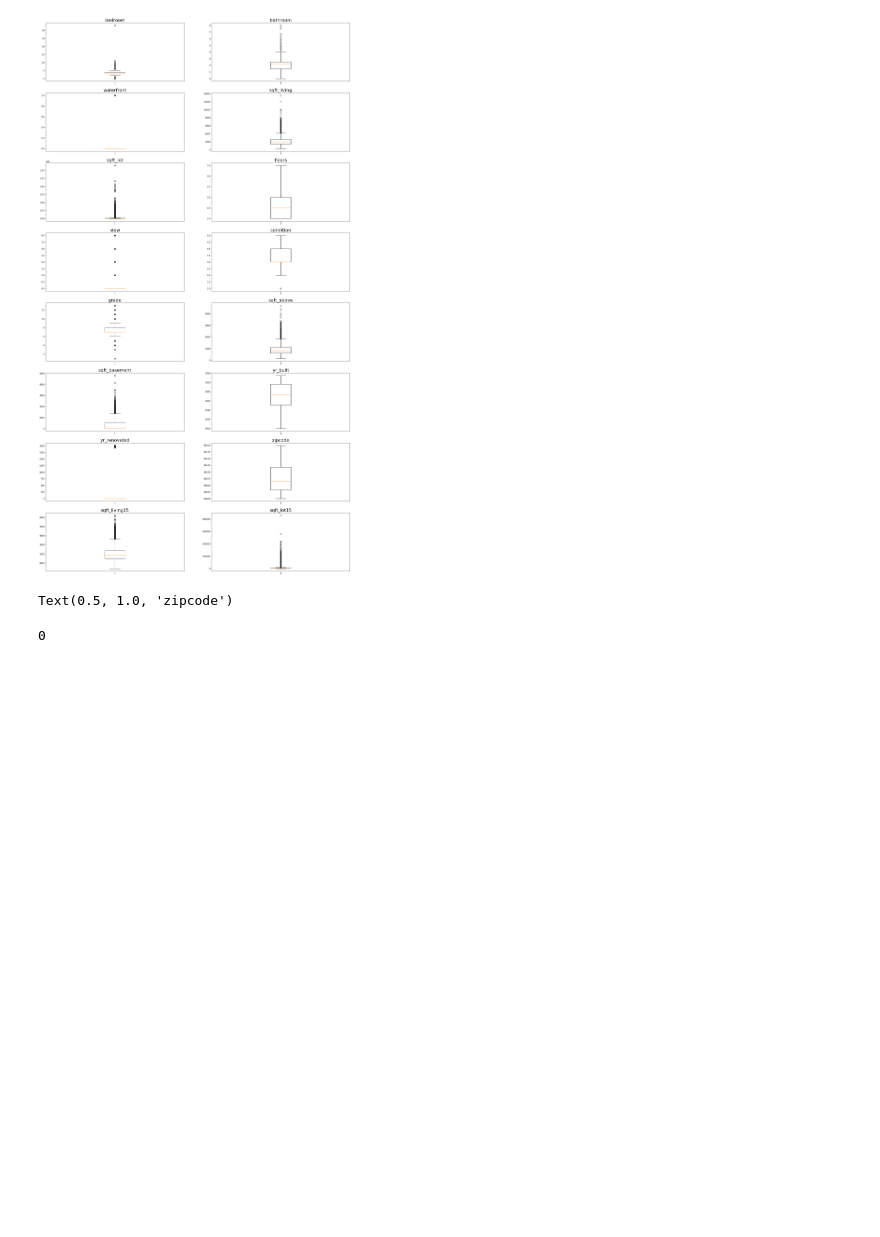
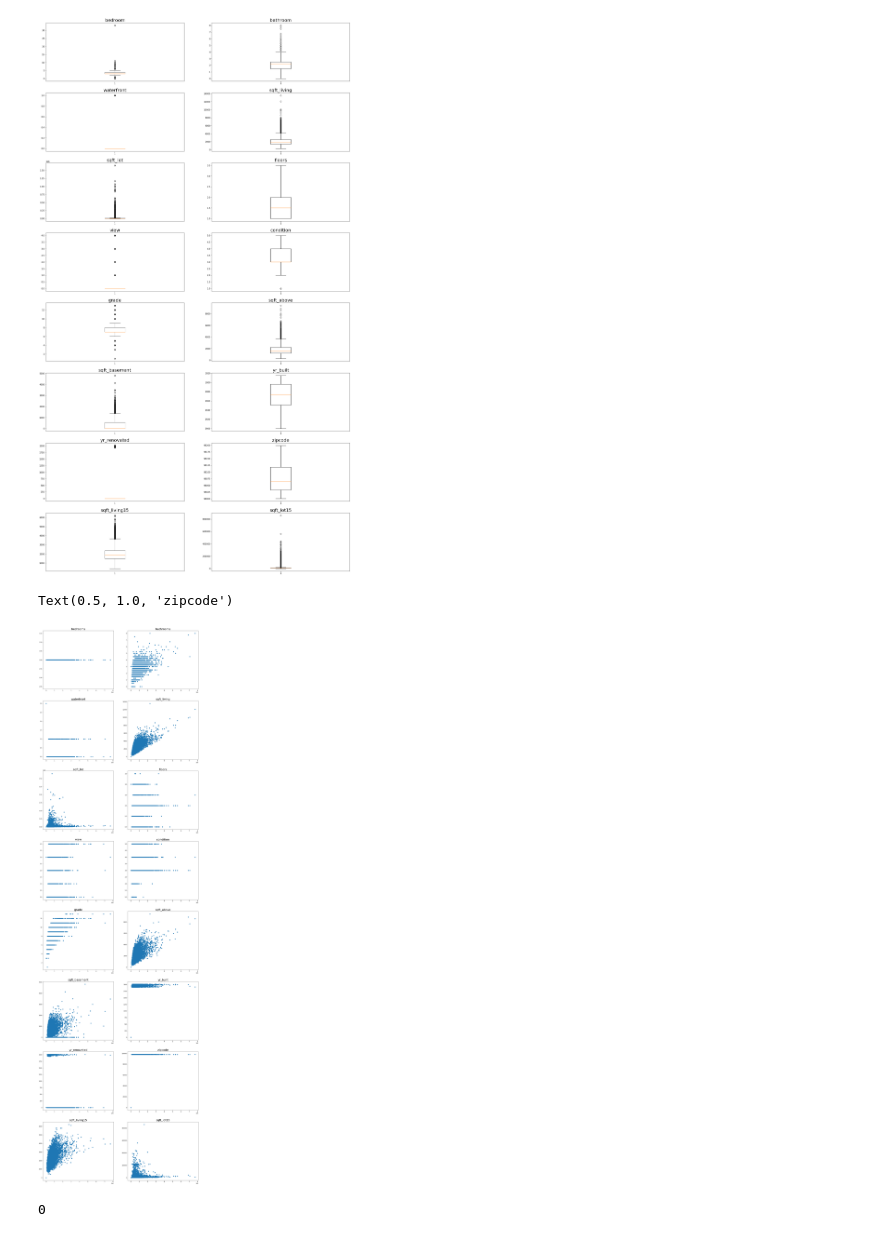
Before and after one commit to raizelistaken/Housing_Prices_KC, a Jupyter notebook: Bakeoff_modeling_process.ipynb, the cells around one changed output. Cells and saved outputs as stored; diff of their text form; code cells hidden in the pictures; blank space fills up the shorter version.

Commit message:
realized the scatterplot axes were off - fixed it

```diff
--- a/Bakeoff_modeling_process.ipynb
+++ b/Bakeoff_modeling_process.ipynb
@@ -394,7 +394,7 @@ plt.subplots_adjust(hspace = .2)
 # %%
 #save to seperate csv
 # %%
-fig , axes = plt.subplots(8,2, figsize = (27,50))
+fig , axes = plt.subplots(8,2, figsize = (22,80))
 
 axes[0][0].scatter(df['price'], df['bedrooms'])
 axes[0][1].scatter(df['price'], df['bathrooms'])
@@ -406,33 +406,34 @@ axes[5][0].scatter(df['price'], df['sqft_basement'])
 axes[1][1].scatter(df['price'], df['sqft_living'])
 axes[2][0].scatter(df['price'], df['sqft_lot'])
 axes[7][0].scatter(df['price'], df['sqft_living15'])
 axes[7][1].scatter(df['price'], df['sqft_lot15'])
 axes[3][0].scatter(df['price'], df['view'])
 axes[1][0].scatter(df['price'], df['waterfront'])
 axes[5][1].scatter(df['price'], df['yr_built'])
 axes[6][0].scatter(df['price'], df['yr_renovated'])
 axes[6][1].scatter(df['price'], df['zipcode'])
 
 plt.subplots_adjust(hspace = .2)
 
 axes[0][0].set_title('bedrooms', fontsize = 22)
 axes[0][1].set_title('bathrooms', fontsize = 22)
 axes[3][1].set_title('condition', fontsize = 22)
 axes[2][1].set_title('floors', fontsize = 22)
 axes[4][0].set_title('grade', fontsize = 22)
 axes[4][1].set_title('sqft_above', fontsize = 22)
 axes[5][0].set_title('sqft_basement', fontsize = 22)
 axes[1][1].set_title('sqft_living', fontsize = 22)
 axes[2][0].set_title('sqft_lot', fontsize = 22)
 axes[7][0].set_title('sqft_living15', fontsize = 22)
 axes[7][1].set_title('sqft_lot15', fontsize = 22)
 axes[3][0].set_title('view', fontsize = 22)
 axes[1][0].set_title('waterfront', fontsize = 22)
 axes[5][1].set_title('yr_built', fontsize = 22)
 axes[6][0].set_title('yr_renovated', fontsize = 22)
 axes[6][1].set_title('zipcode', fontsize = 22)
 # %% [output]
 Text(0.5, 1.0, 'zipcode')
+[figure, added]
 # %%
 df[df['bedrooms'] == 33] = 3
 # %%
```
